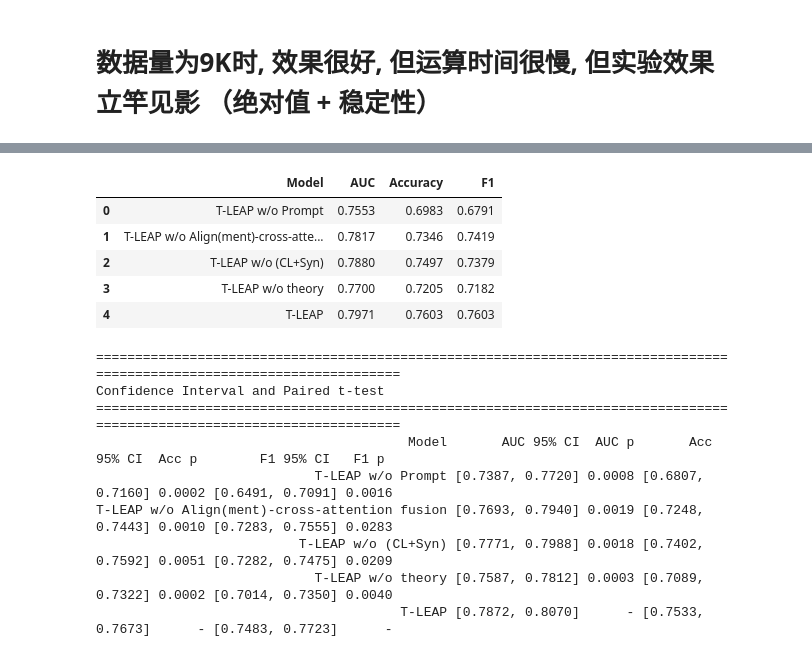
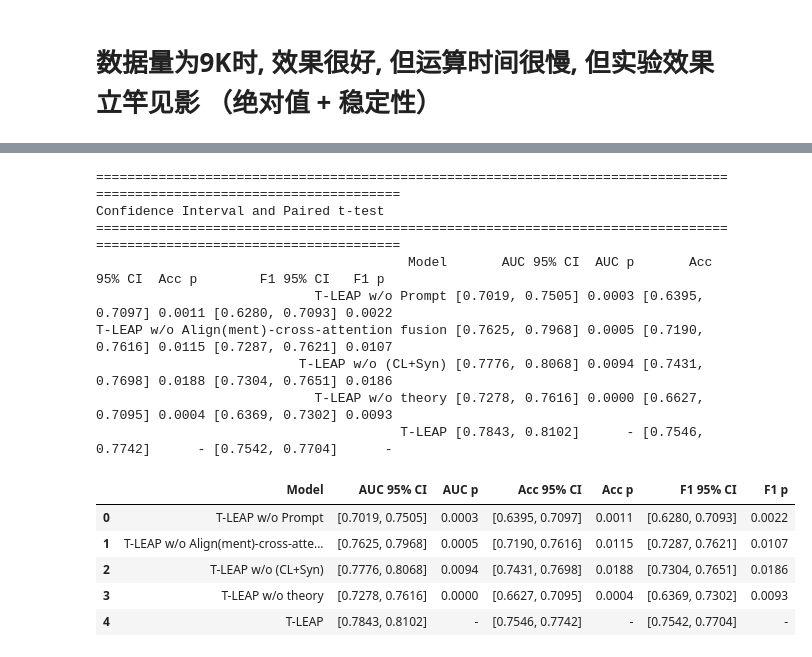
Before and after one commit to TomWang2022/IS6400-Regression, a Jupyter notebook: t-leap-for-employee-hopping.ipynb, the cells around one changed output, grey strips where cells are left out. Drawn from its saved outputs; the diff is of its cells as text; code cells hidden in the pictures.

Commit message:
Kaggle Notebook | T-LEAP for employee hopping_Ablation study | Version 13

```diff
--- a/t-leap-for-employee-hopping.ipynb
+++ b/t-leap-for-employee-hopping.ipynb
@@ -157,12 +159,15 @@ from tensorflow.keras.models import Sequential
 from tensorflow.keras.layers import Bidirectional, LSTM
 from tensorflow.keras.layers import Dense, Dropout
 
+
+SEED = 42
+
 # =====================================================
 # Load Data
 # =====================================================
 
 # 如果已经有df，这一行不用改
-df = df_balanced
+# df = df_balanced
 
 # # =====================================================
 # # Prepare Data
@@ -370,7 +375,7 @@ from gensim.models.doc2vec import Doc2Vec, TaggedDocument
 ##########################################################
 
 # 如果已经有df，这一行不用改
-df = df_balanced
+df = df
 
 X = df.drop(
     columns=[
@@ -3428,12 +4421,3 @@ T-LEAP w/o Align(ment)-cross-attention fusion 0.7817   0.7346 0.7419
-# %%
-results_mean_df
-# %% [output]
-|  | Model | AUC | Accuracy | F1 |
-| 0 | T-LEAP w/o Prompt | 0.7553 | 0.6983 | 0.6791 |
-| 1 | T-LEAP w/o Align(ment)-cross-atte... | 0.7817 | 0.7346 | 0.7419 |
-| 2 | T-LEAP w/o (CL+Syn) | 0.7880 | 0.7497 | 0.7379 |
-| 3 | T-LEAP w/o theory | 0.7700 | 0.7205 | 0.7182 |
-| 4 | T-LEAP | 0.7971 | 0.7603 | 0.7603 |
 # %%
 results_stats = []
 
@@ -3455,35 +4439,42 @@ for name, auc_scores, acc_scores, f1_scores in models:
         acc_p = f"{paired_ttest(acc_scores, model7_acc):.4f}"
         f1_p = f"{paired_ttest(f1_scores, model7_f1):.4f}"
 
     results_stats.append({
 
         "Model": name,
 
         "AUC 95% CI": f"[{auc_low:.4f}, {auc_high:.4f}]",
         "AUC p": auc_p,
 
         "Acc 95% CI": f"[{acc_low:.4f}, {acc_high:.4f}]",
         "Acc p": acc_p,
 
         "F1 95% CI": f"[{f1_low:.4f}, {f1_high:.4f}]",
         "F1 p": f1_p
 
     })
 
 results_stats_df = pd.DataFrame(results_stats)
 
 print("\n")
 print("=" * 120)
 print("Confidence Interval and Paired t-test")
 print("=" * 120)
 print(results_stats_df.to_string(index=False))
+results_stats_df
 # %% [output]
 ========================================================================================================================
 Confidence Interval and Paired t-test
 ========================================================================================================================
                                         Model       AUC 95% CI  AUC p       Acc 95% CI  Acc p        F1 95% CI   F1 p
-                            T-LEAP w/o Prompt [0.7387, 0.7720] 0.0008 [0.6807, 0.7160] 0.0002 [0.6491, 0.7091] 0.0016
-T-LEAP w/o Align(ment)-cross-attention fusion [0.7693, 0.7940] 0.0019 [0.7248, 0.7443] 0.0010 [0.7283, 0.7555] 0.0283
-                          T-LEAP w/o (CL+Syn) [0.7771, 0.7988] 0.0018 [0.7402, 0.7592] 0.0051 [0.7282, 0.7475] 0.0209
-                            T-LEAP w/o theory [0.7587, 0.7812] 0.0003 [0.7089, 0.7322] 0.0002 [0.7014, 0.7350] 0.0040
-                                       T-LEAP [0.7872, 0.8070]      - [0.7533, 0.7673]      - [0.7483, 0.7723]      -
+                            T-LEAP w/o Prompt [0.7019, 0.7505] 0.0003 [0.6395, 0.7097] 0.0011 [0.6280, 0.7093] 0.0022
+T-LEAP w/o Align(ment)-cross-attention fusion [0.7625, 0.7968] 0.0005 [0.7190, 0.7616] 0.0115 [0.7287, 0.7621] 0.0107
+                          T-LEAP w/o (CL+Syn) [0.7776, 0.8068] 0.0094 [0.7431, 0.7698] 0.0188 [0.7304, 0.7651] 0.0186
+                            T-LEAP w/o theory [0.7278, 0.7616] 0.0000 [0.6627, 0.7095] 0.0004 [0.6369, 0.7302] 0.0093
+                                       T-LEAP [0.7843, 0.8102]      - [0.7546, 0.7742]      - [0.7542, 0.7704]      -
+|  | Model | AUC 95% CI | AUC p | Acc 95% CI | Acc p | F1 95% CI | F1 p |
+| 0 | T-LEAP w/o Prompt | [0.7019, 0.7505] | 0.0003 | [0.6395, 0.7097] | 0.0011 | [0.6280, 0.7093] | 0.0022 |
+| 1 | T-LEAP w/o Align(ment)-cross-atte... | [0.7625, 0.7968] | 0.0005 | [0.7190, 0.7616] | 0.0115 | [0.7287, 0.7621] | 0.0107 |
+| 2 | T-LEAP w/o (CL+Syn) | [0.7776, 0.8068] | 0.0094 | [0.7431, 0.7698] | 0.0188 | [0.7304, 0.7651] | 0.0186 |
+| 3 | T-LEAP w/o theory | [0.7278, 0.7616] | 0.0000 | [0.6627, 0.7095] | 0.0004 | [0.6369, 0.7302] | 0.0093 |
+| 4 | T-LEAP | [0.7843, 0.8102] | - | [0.7546, 0.7742] | - | [0.7542, 0.7704] | - |
```
Also changed, not shown: parts of 20 cells of this notebook.
